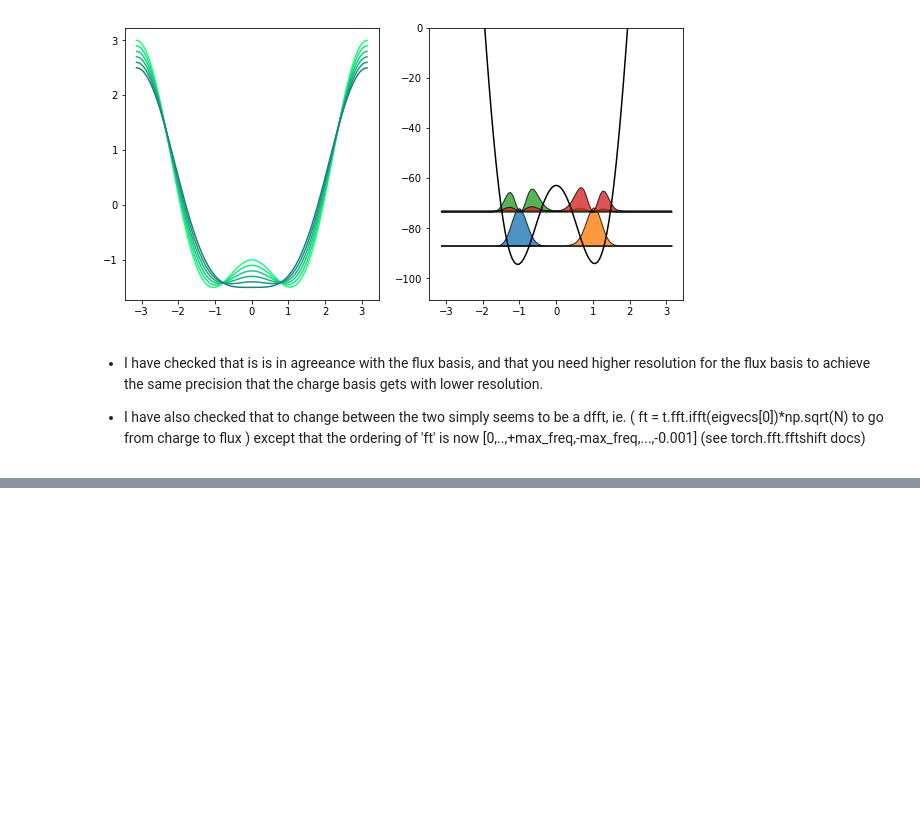
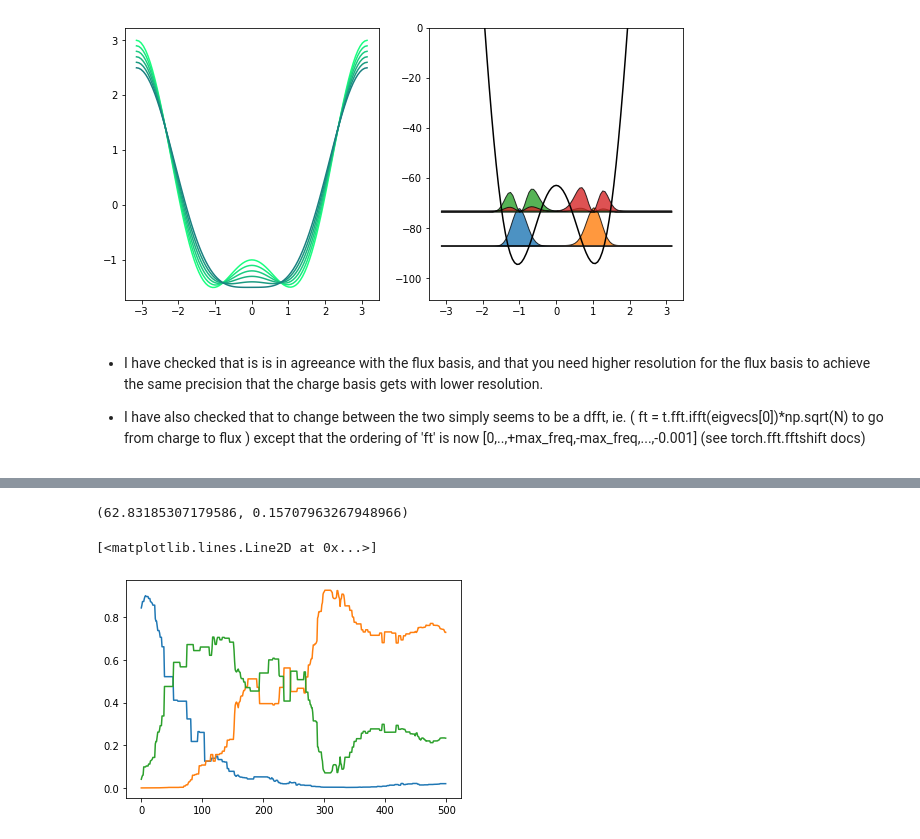
Before and after one commit to Vinther901/Quantum-Optimal-Control, a Jupyter notebook: 1DToyExample/Flensmon_1D copy.ipynb, the cells around one changed output, grey strips where cells are left out. Saved outputs shown, nothing was run; the diff lists cells and outputs as text; code cells hidden in the pictures; blank space fills up the shorter version.

```diff
--- a/1DToyExample/Flensmon_1D copy.ipynb
+++ b/1DToyExample/Flensmon_1D copy.ipynb
@@ -145,0 +171,4 @@ obj.plot_occupancy()
+# %%
+EJ, EC
+# %% [output]
+(62.83185307179586, 0.15707963267948966)
@@ -145,0 +177,11 @@ obj.plot_occupancy()
+# %%
+occ = obj.get_occupancy().detach()
+# %%
+fig, ax = plt.subplots()
+
+ax.plot(medfilt(occ[0],15))
+ax.plot(medfilt(occ[1],15))
+ax.plot(medfilt(occ[2],15))
+# %% [output]
+[<matplotlib.lines.Line2D at 0x...>]
+[figure, added]
```
Also changed, not shown: parts of 10 cells of this notebook, 8 other files.
